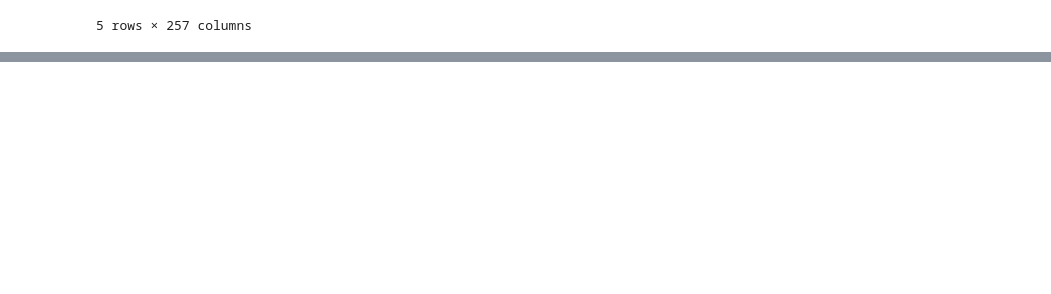
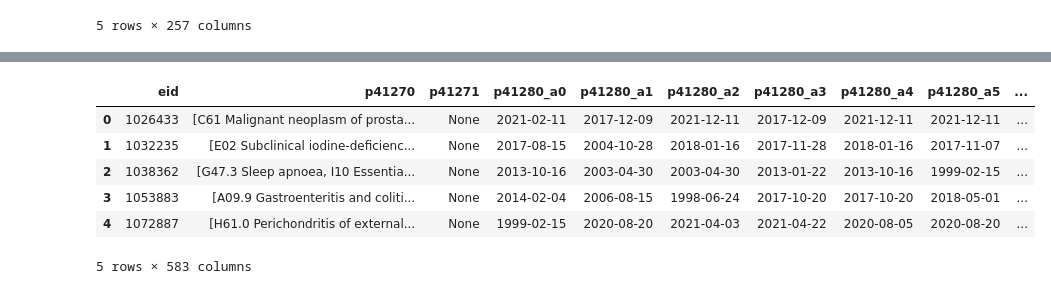
Before and after one commit to JonChan0/HCM_PlasmaProteomics, a Jupyter notebook: DATA/UKB/RAP/Cases/ukb_rap_disease_eid_extractor.ipynb, the cells around one changed output, grey strips where cells are left out. Cells and saved outputs as stored; diff of their text form; code cells hidden in the pictures; blank space fills up the shorter version.

```diff
--- a/DATA/UKB/RAP/Cases/ukb_rap_disease_eid_extractor.ipynb
+++ b/DATA/UKB/RAP/Cases/ukb_rap_disease_eid_extractor.ipynb
@@ -433,0 +467,39 @@ filtered_op_df.to_csv('selfreported_opICD_HT_filtered.tsv', sep='\t', index=Fals
+# %%
+#Retrieve the Spark DataFrame corresponding to the fields of interest
+
+non_cancer_illness_fields = sum([field_names_for_id(20002)],[])
+non_cancer_illness_fields_interpolatedyear = sum([field_names_for_id(20008)],[])
+
+icd10_dates = sum([field_names_for_id(41280)],[])
+icd9_dates = sum([field_names_for_id(41281)],[])
+
+fieldnames = ['eid', 'p41270','p41271'] + icd10_dates + icd9_dates + non_cancer_illness_fields + non_cancer_illness_fields_interpolatedyear + first_hf_occurrence + first_t2d_occurrence
+selfrep_hospital_diagnoses = participant.retrieve_fields(names=fieldnames, engine=dxdata.connect(), coding_values='replace')
+# %%
+#Read in the HF and the HCM case IDs
+import pandas as pd
+hf_ids = pd.read_csv('ukb_rap_HF_20240209.csv')
+hcm_ids = pd.read_csv('ukb_rap_HCM_20240209.csv')
+t2d_ids = pd.read_csv('ukb_rap_T2D_20240209.csv')
+# %%
+#Filter the Spark dataframe for rows corresponding to either HF cases or HCM cases (all cases from ICD10/9; self-reported; death cause record)
+from pyspark.sql.functions import col
+
+hf_selfrep_hospital_diagnoses_df = selfrep_hospital_diagnoses.filter(col('eid').isin(hf_ids.iloc[:,0].tolist()))
+hcm_selfrep_hospital_diagnoses_df = selfrep_hospital_diagnoses.filter(col('eid').isin(hcm_ids.iloc[:,0].tolist()))
+t2d_selfrep_hospital_diagnoses_df = selfrep_hospital_diagnoses.filter(col('eid').isin(t2d_ids.iloc[:,0].tolist()))
+# %%
+%%capture
+hcm_selfrep_hospital_diagnoses_pdf = hcm_selfrep_hospital_diagnoses_df.toPandas()
+hf_selfrep_hospital_diagnoses_pdf = hf_selfrep_hospital_diagnoses_df.toPandas()
+t2d_selfrep_hospital_diagnoses_pdf = t2d_selfrep_hospital_diagnoses_df.toPandas()
+# %%
+hcm_selfrep_hospital_diagnoses_pdf.head()
+# %% [output]
+|  | eid | p41270 | p41271 | p41280_a0 | p41280_a1 | p41280_a2 | p41280_a3 | p41280_a4 | p41280_a5 | ... |
+| 0 | 1026433 | [C61 Malignant neoplasm of prosta... | None | 2021-02-11 | 2017-12-09 | 2021-12-11 | 2017-12-09 | 2021-12-11 | 2021-12-11 | ... |
+| 1 | 1032235 | [E02 Subclinical iodine-deficienc... | None | 2017-08-15 | 2004-10-28 | 2018-01-16 | 2017-11-28 | 2018-01-16 | 2017-11-07 | ... |
+| 2 | 1038362 | [G47.3 Sleep apnoea, I10 Essentia... | None | 2013-10-16 | 2003-04-30 | 2003-04-30 | 2013-01-22 | 2013-10-16 | 1999-02-15 | ... |
+| 3 | 1053883 | [A09.9 Gastroenteritis and coliti... | None | 2014-02-04 | 2006-08-15 | 1998-06-24 | 2017-10-20 | 2017-10-20 | 2018-05-01 | ... |
+| 4 | 1072887 | [H61.0 Perichondritis of external... | None | 1999-02-15 | 2020-08-20 | 2021-04-03 | 2021-04-22 | 2020-08-05 | 2020-08-20 | ... |
+5 rows × 583 columns
```
Also changed, not shown: parts of 16 cells of this notebook.
